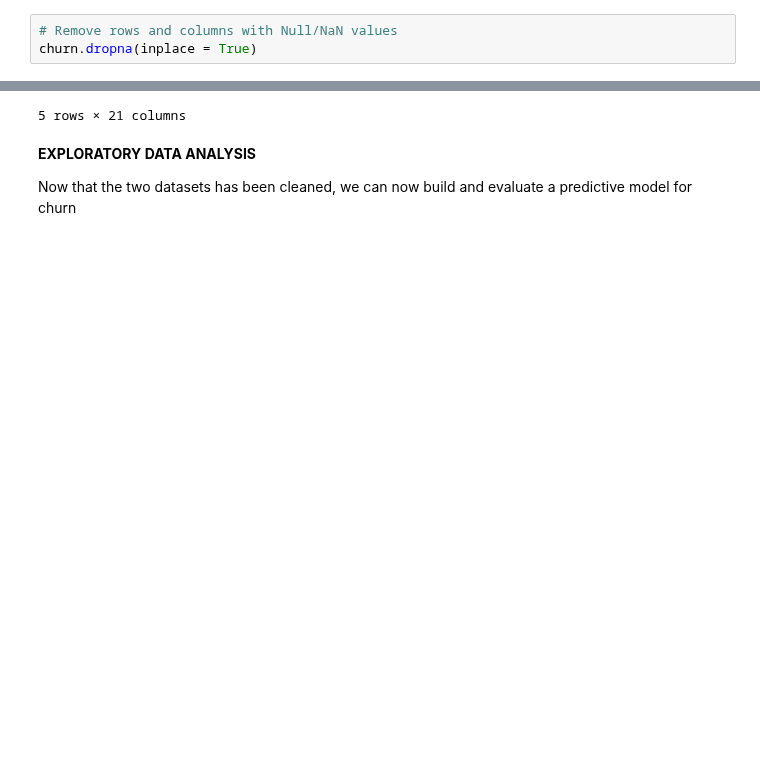
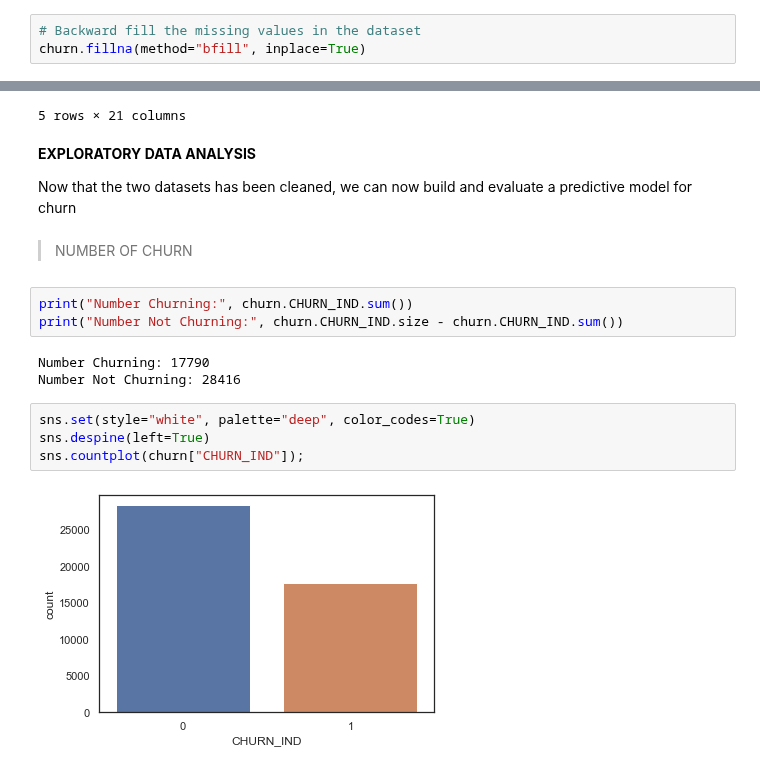
Before and after one commit to MQCOMP2200-S2-2021/data-science-portfolio-avagardiner, a Jupyter notebook: Portfolio 3.ipynb, the cells around one changed output, grey strips where cells are left out. Saved outputs shown, nothing was run; the diff lists cells and outputs as text; blank space fills up the shorter version.

```diff
--- a/Portfolio 3.ipynb
+++ b/Portfolio 3.ipynb
@@ -94,6 +93,6 @@ NaN values should be removed as part of the data cleaning process. This was take
-# %%
-# Remove rows and columns with Null/NaN values
-churn.dropna(inplace = True)
+# %%
+# Backward fill the missing values in the dataset
+churn.fillna(method="bfill", inplace=True)
 # %% [markdown]
 Checking to see whether the columns satisfy expectations.
 # %%
@@ -133,3 +132,17 @@ churn.head()
 **EXPLORATORY DATA ANALYSIS**
 
 Now that the two datasets has been cleaned, we can now build and evaluate a predictive model for churn
+# %% [markdown]
+> NUMBER OF CHURN
+# %%
+print("Number Churning:", churn.CHURN_IND.sum())
+print("Number Not Churning:", churn.CHURN_IND.size - churn.CHURN_IND.sum())
+# %% [output]
+Number Churning: 17790
+Number Not Churning: 28416
+# %%
+sns.set(style="white", palette="deep", color_codes=True)
+sns.despine(left=True)
+sns.countplot(churn["CHURN_IND"]);
+# %% [output]
+[figure, added]
```
Also changed, not shown: parts of 14 cells of this notebook, 2 other files.
